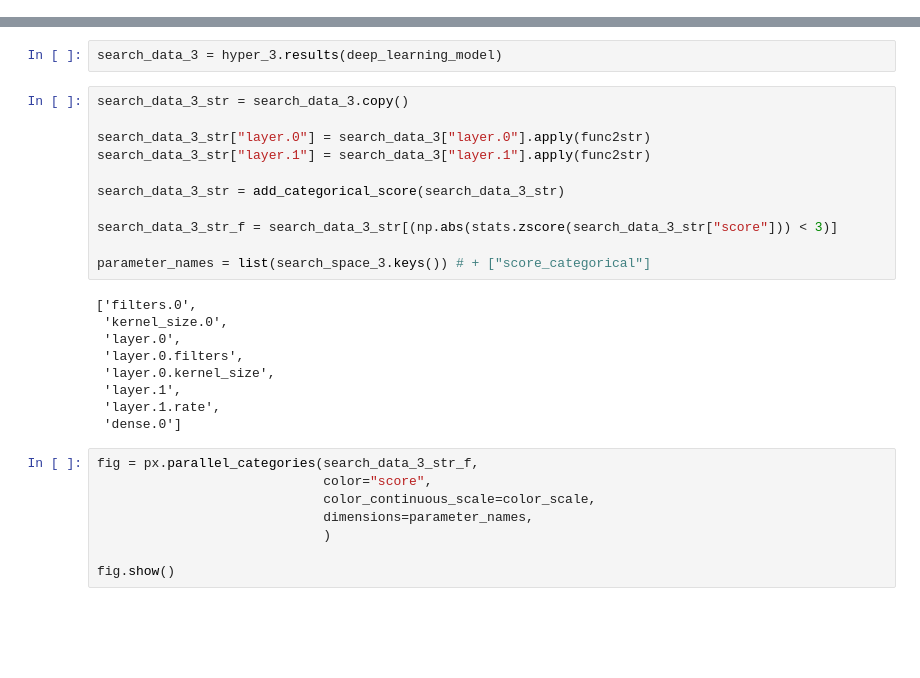
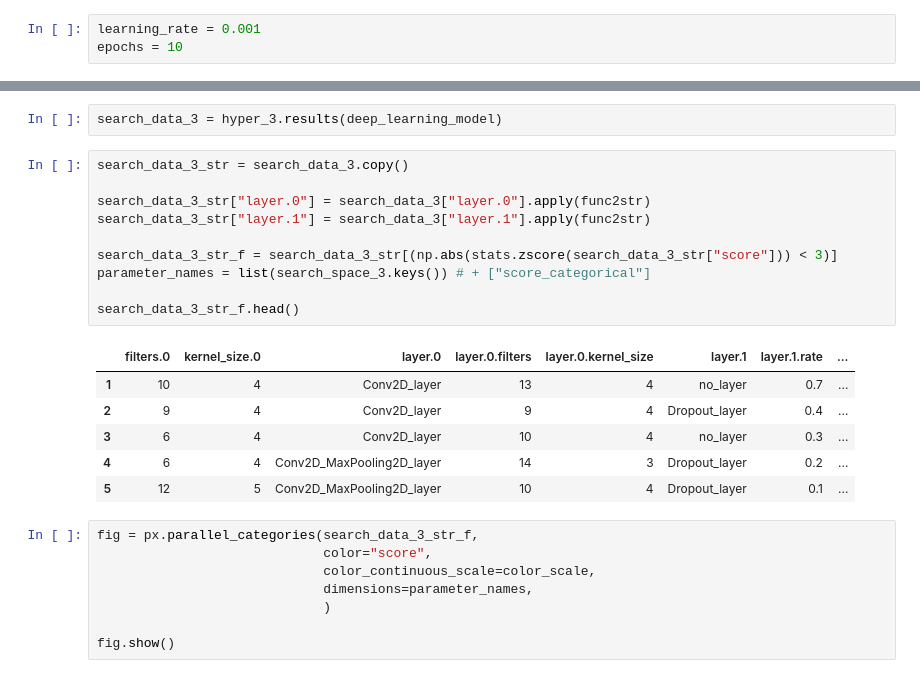
Before and after one commit to SimonBlanke/hyperactive-tutorials, a Jupyter notebook: notebooks/Optimization Strategies for Deep Learning.ipynb, the cells around one changed output, grey strips where cells are left out. Drawn from its saved outputs; the diff is of its cells as text; blank space fills up the shorter version.

```diff
--- a/notebooks/Optimization Strategies for Deep Learning.ipynb
+++ b/notebooks/Optimization Strategies for Deep Learning.ipynb
@@ -261 +292,4 @@ It is also interesting to see how the Bayesian optimization algorithm quickly st
+# %%
+learning_rate = 0.001
+epochs = 10
 # %%
@@ -529,23 +617,20 @@ search_data_3 = hyper_3.results(deep_learning_model)
 # %%
 search_data_3_str = search_data_3.copy()
 
 search_data_3_str["layer.0"] = search_data_3["layer.0"].apply(func2str)
 search_data_3_str["layer.1"] = search_data_3["layer.1"].apply(func2str)
 
-search_data_3_str = add_categorical_score(search_data_3_str)
+search_data_3_str_f = search_data_3_str[(np.abs(stats.zscore(search_data_3_str["score"])) < 3)]
+parameter_names = list(search_space_3.keys()) # + ["score_categorical"]
 
-search_data_3_str_f = search_data_3_str[(np.abs(stats.zscore(search_data_3_str["score"])) < 3)]
-
-parameter_names = list(search_space_3.keys()) # + ["score_categorical"]
+search_data_3_str_f.head()
 # %% [output]
-['filters.0',
- 'kernel_size.0',
- 'layer.0',
- 'layer.0.filters',
- 'layer.0.kernel_size',
- 'layer.1',
- 'layer.1.rate',
- 'dense.0']
+|  | filters.0 | kernel_size.0 | layer.0 | layer.0.filters | layer.0.kernel_size | layer.1 | layer.1.rate | ... |
+| 1 | 10 | 4 | Conv2D_layer | 13 | 4 | no_layer | 0.7 | ... |
+| 2 | 9 | 4 | Conv2D_layer | 9 | 4 | Dropout_layer | 0.4 | ... |
+| 3 | 6 | 4 | Conv2D_layer | 10 | 4 | no_layer | 0.3 | ... |
+| 4 | 6 | 4 | Conv2D_MaxPooling2D_layer | 14 | 3 | Dropout_layer | 0.2 | ... |
+| 5 | 12 | 5 | Conv2D_MaxPooling2D_layer | 10 | 4 | Dropout_layer | 0.1 | ... |
 # %%
 fig = px.parallel_categories(search_data_3_str_f,
                              color="score",
```
Also changed, not shown: parts of 31 cells of this notebook.
